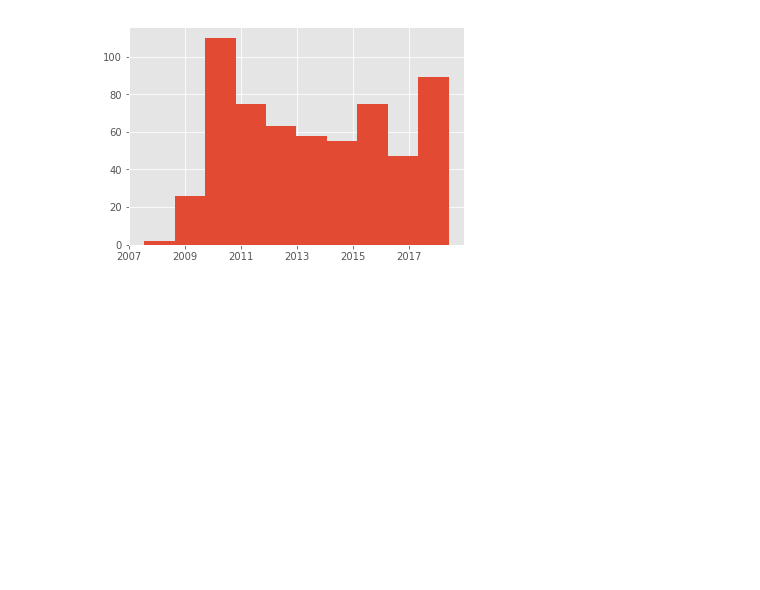
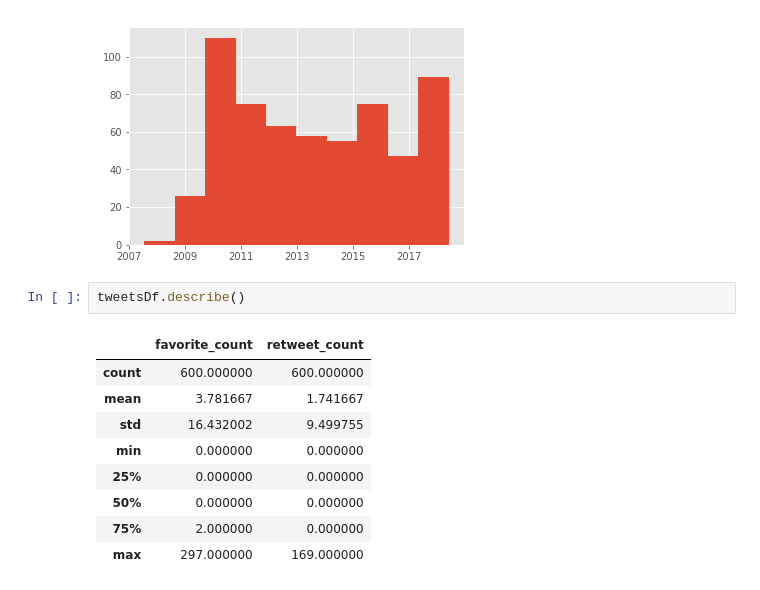
Before and after one commit to pedrojneme/maestria, a Jupyter notebook: dm_tp1/tp1_exploracion .ipynb, the cells around one changed output. Saved outputs shown, nothing was run; the diff lists cells and outputs as text; blank space fills up the shorter version.

```diff
--- a/dm_tp1/tp1_exploracion .ipynb
+++ b/dm_tp1/tp1_exploracion .ipynb
@@ -172,3 +172,15 @@ usersDf.account_created_at.hist()
 # %% [output]
 <matplotlib.axes._subplots.AxesSubplot at 0x...>
 [figure]
+# %%
+tweetsDf.describe()
+# %% [output]
+|  | favorite_count | retweet_count |
+| count | 600.000000 | 600.000000 |
+| mean | 3.781667 | 1.741667 |
+| std | 16.432002 | 9.499755 |
+| min | 0.000000 | 0.000000 |
+| 25% | 0.000000 | 0.000000 |
+| 50% | 0.000000 | 0.000000 |
+| 75% | 2.000000 | 0.000000 |
+| max | 297.000000 | 169.000000 |
```
Also changed, not shown: parts of 1 cell of this notebook, 1 other file.
